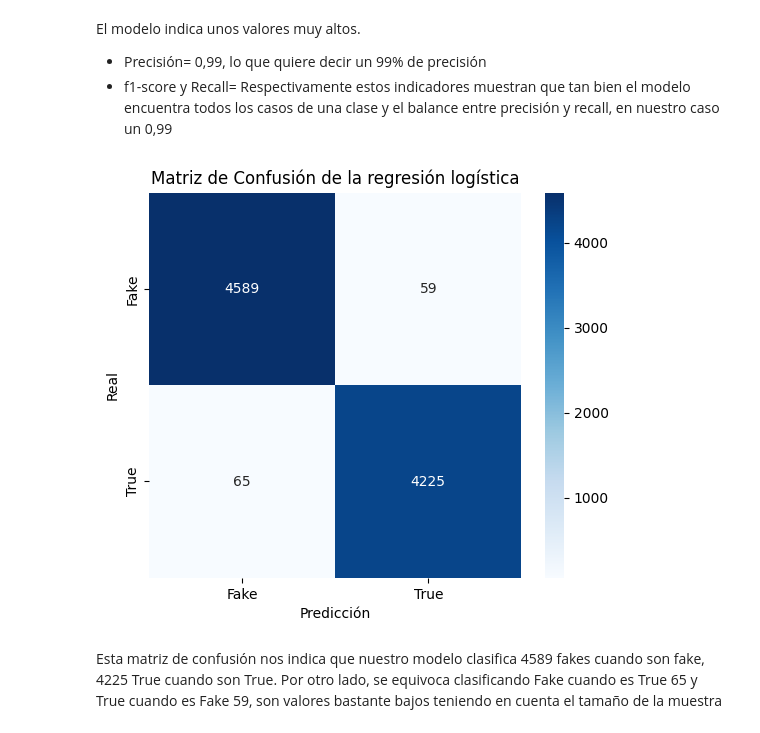
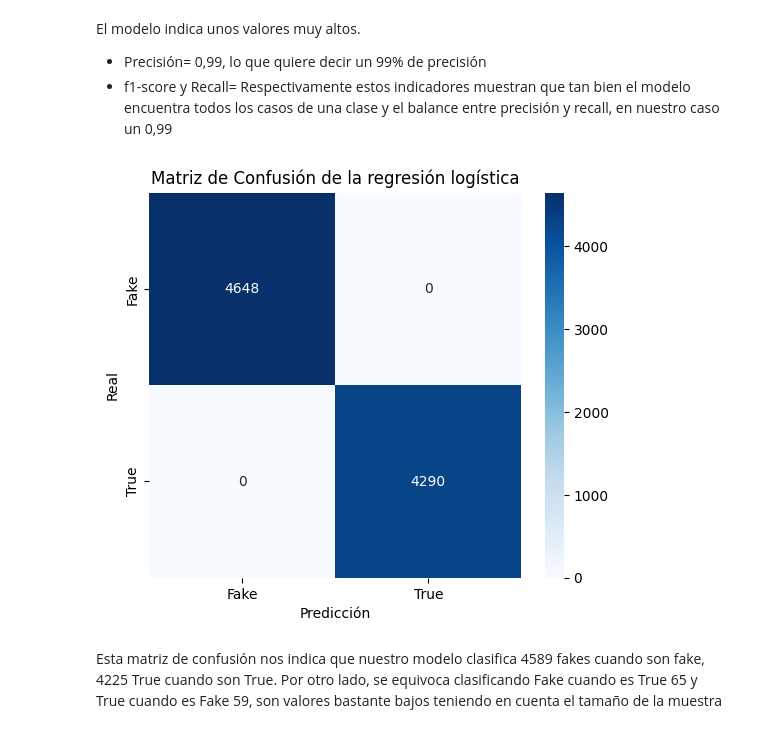
Before and after one commit to IsabelRomoBru/proyecto_machine_learning_Fake_News, a Jupyter notebook: notebooks/modelo_clasicos_todas.ipynb, the cells around one changed output. Drawn from its saved outputs; the diff is of its cells as text; code cells hidden in the pictures.

```diff
--- a/notebooks/modelo_clasicos_todas.ipynb
+++ b/notebooks/modelo_clasicos_todas.ipynb
@@ -59,21 +135,21 @@ El modelo indica unos valores muy altos.
 - f1-score y Recall= Respectivamente estos indicadores muestran que tan bien el modelo encuentra todos los casos de una clase y el balance entre precisión y recall, en nuestro caso un 0,99
 # %%
 # Definir valores de la matriz de confusión
-cm = np.array([[4589, 59],
-               [65, 4225]])
+cm = np.array([[4648, 0],
+               [0, 4290]])
 
 # Etiquetas de las clases
 labels = ['Fake', 'True']
 
 # Graficar la matriz de confusión
 plt.figure(figsize=(6, 5))
 sns.heatmap(cm, annot=True, fmt='d', cmap='Blues', xticklabels=labels, yticklabels=labels)
 plt.xlabel('Predicción')
 plt.ylabel('Real')
 plt.title('Matriz de Confusión de la regresión logística')
 plt.show();
 # %% [output]
-[figure, old version]
+[figure, new version]
 # %% [markdown]
 Esta matriz de confusión nos indica que nuestro modelo clasifica 4589 fakes cuando son fake, 4225 True cuando son True.
 Por otro lado, se equivoca clasificando Fake cuando es True 65 y True cuando es Fake 59, son valores bastante bajos teniendo en cuenta el tamaño de la muestra
```
Also changed, not shown: parts of 68 cells of this notebook.
